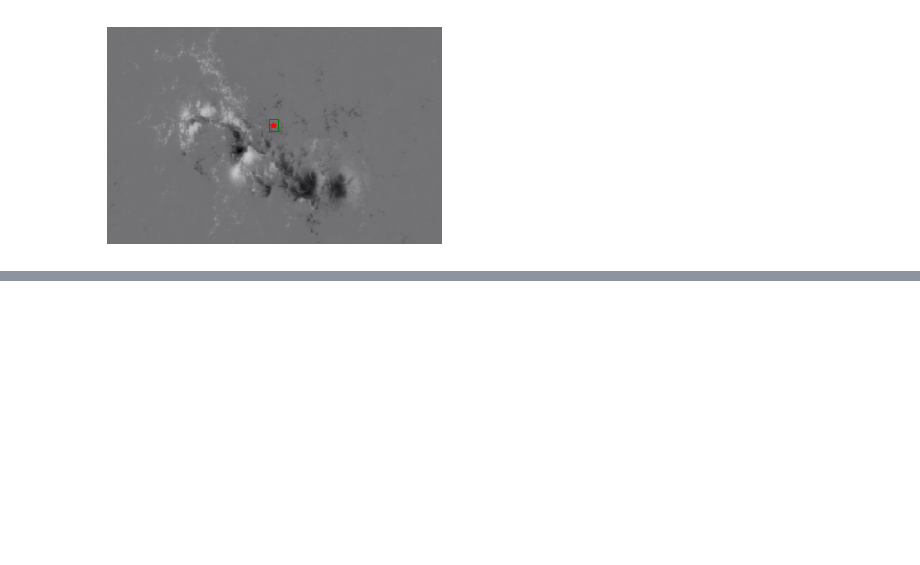
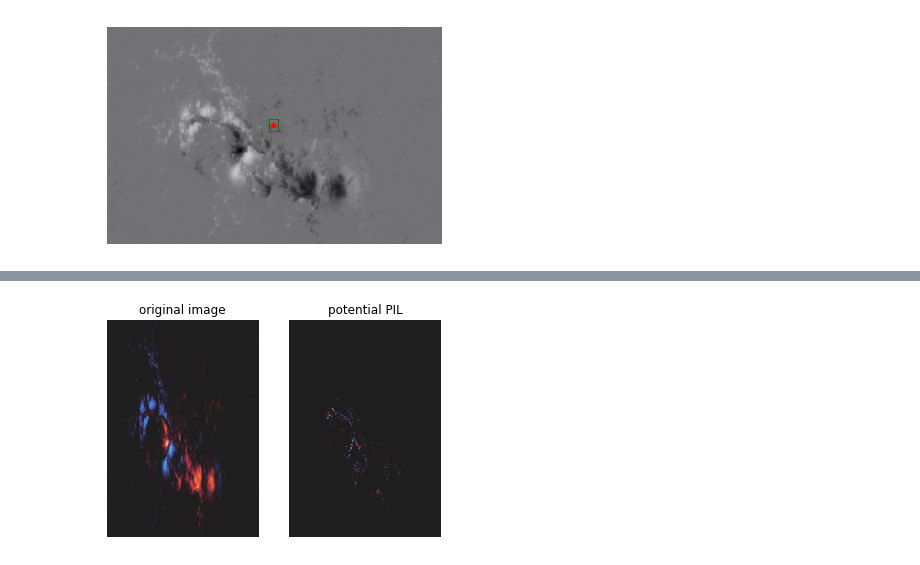
Before and after one commit to husun0822/BlueSky_Project, a Jupyter notebook: PIL/PIL_module/PIL_module_intro.ipynb, the cells around one changed output, grey strips where cells are left out. Saved outputs shown, nothing was run; the diff lists cells and outputs as text; code cells hidden in the pictures; blank space fills up the shorter version.

```diff
--- a/PIL/PIL_module/PIL_module_intro.ipynb
+++ b/PIL/PIL_module/PIL_module_intro.ipynb
@@ -96,0 +97,12 @@ And within this neighborhood,
+# %%
+PIL_detector = PIL()
+potential_PIL_point = PIL_detector.data_preparation(image,window_size=5)
+
+# to visualize the potential PIL points: (color scale used to make the figure easily observable)
+for i, pair in enumerate([(image,'original image'),
+                    (potential_PIL_point,'potential PIL')]):
+    ax = plt.subplot(1,2,i+1)
+    sns.heatmap(pair[0],center=0, cbar=False,xticklabels=False, yticklabels=False, ax=ax)
+    ax.title.set_text(pair[1])
+# %% [output]
+[figure, added]
```
Also changed, not shown: parts of 18 cells of this notebook, 5 other files.
